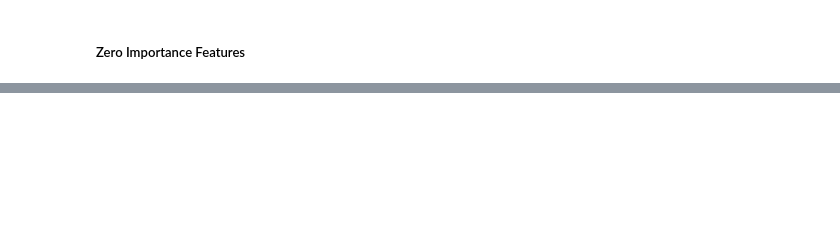
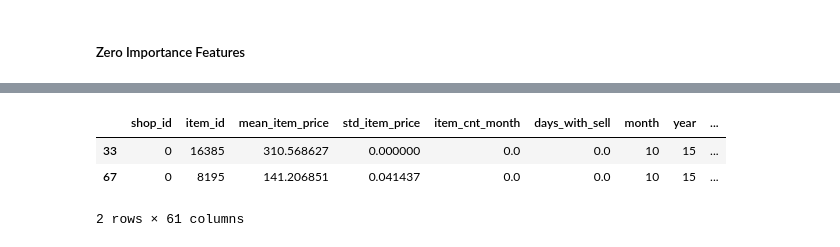
Before and after one commit to RobBlanchard/kaggle-predict-sales, a Jupyter notebook: XGBoost - Feature + Model Selection.ipynb, the cells around one changed output, grey strips where cells are left out. Drawn from its saved outputs; the diff is of its cells as text; code cells hidden in the pictures; blank space fills up the shorter version.

```diff
--- a/XGBoost - Feature + Model Selection.ipynb
+++ b/XGBoost - Feature + Model Selection.ipynb
@@ -108,0 +95,12 @@ zero_importance_features = fs.ops['zero_importance']
+# %%
+X_train_fs = train.drop(["date_block_num","item_cnt_next_month","item_id","shop_id"], axis=1).sample(frac=0.2)
+y_train_fs = train.loc[train.index.isin(X_train_fs.index),"item_cnt_next_month"]
+X_val_fs = valid.drop(["date_block_num","item_cnt_next_month","item_id","shop_id"], axis=1).sample(frac=0.2)
+y_val_fs = valid.loc[valid.index.isin(X_val_fs.index),"item_cnt_next_month"]
+# %%
+xgbr = xgb.XGBRegressor(seed=0)
+xgbr.fit(X_train_fs, y_train_fs,
+        eval_metric="rmse",
+              eval_set=[(X_train_fs, y_train_fs), (X_val_fs, y_val_fs)],
+              verbose=20,
+              early_stopping_rounds=10)
@@ -108,0 +175,10 @@ zero_importance_features = fs.ops['zero_importance']
+# %%
+y_pred = xgbr.predict(X_test)
+X_test["item_cnt_month_pred"] = y_pred
+
+X_test.head(2)
+# %% [output]
+|  | shop_id | item_id | mean_item_price | std_item_price | item_cnt_month | days_with_sell | month | year | ... |
+| 33 | 0 | 16385 | 310.568627 | 0.000000 | 0.0 | 0.0 | 10 | 15 | ... |
+| 67 | 0 | 8195 | 141.206851 | 0.041437 | 0.0 | 0.0 | 10 | 15 | ... |
+2 rows × 61 columns
```
Also changed, not shown: parts of 28 cells of this notebook, 2 other files.
